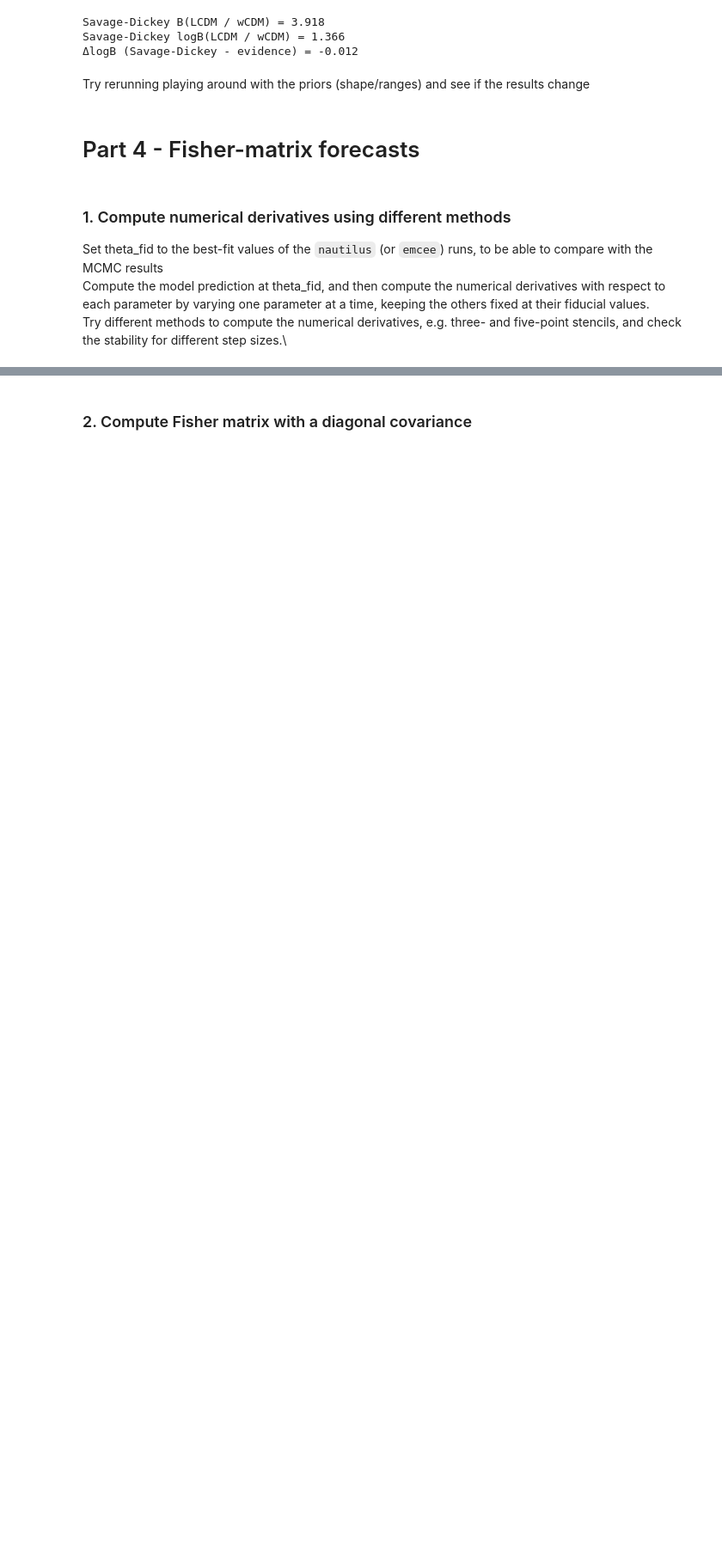
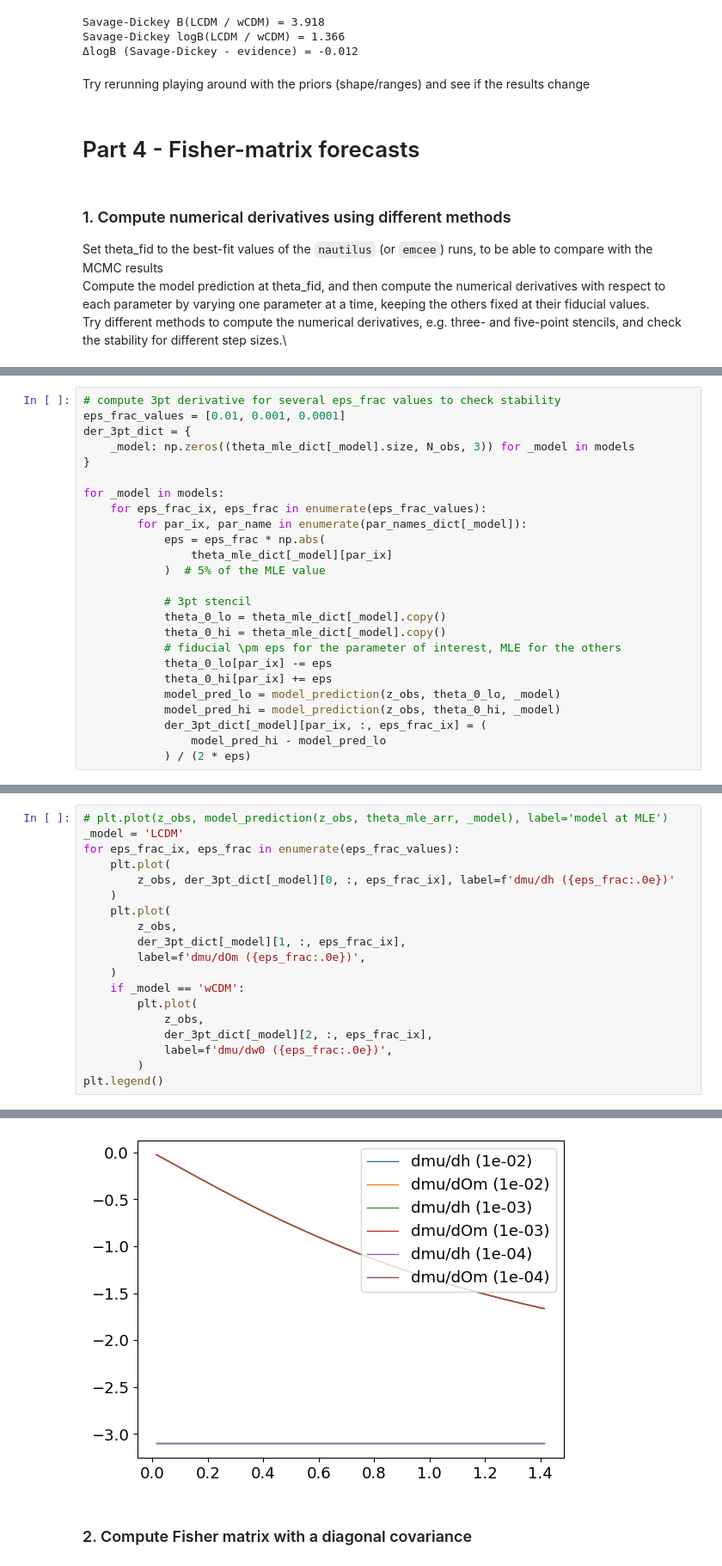
Before and after one commit to davidesciotti/Astrostats, a Jupyter notebook: SNIa_for_astrostats_solutions.ipynb, the cells around one changed output, grey strips where cells are left out. Shown at 86% size. Saved outputs shown, nothing was run; the diff lists cells and outputs as text; blank space fills up the shorter version.

```diff
--- a/SNIa_for_astrostats_solutions.ipynb
+++ b/SNIa_for_astrostats_solutions.ipynb
@@ -1396,0 +1365,25 @@ def numerical_jacobian(theta, model, eps_frac=1e-4):
+# %%
+# compute 3pt derivative for several eps_frac values to check stability
+eps_frac_values = [0.01, 0.001, 0.0001]
+der_3pt_dict = {
+    _model: np.zeros((theta_mle_dict[_model].size, N_obs, 3)) for _model in models
+}
+
+for _model in models:
+    for eps_frac_ix, eps_frac in enumerate(eps_frac_values):
+        for par_ix, par_name in enumerate(par_names_dict[_model]):
+            eps = eps_frac * np.abs(
+                theta_mle_dict[_model][par_ix]
+            )  # 5% of the MLE value
+
+            # 3pt stencil
+            theta_0_lo = theta_mle_dict[_model].copy()
+            theta_0_hi = theta_mle_dict[_model].copy()
+            # fiducial \pm eps for the parameter of interest, MLE for the others
+            theta_0_lo[par_ix] -= eps
+            theta_0_hi[par_ix] += eps
+            model_pred_lo = model_prediction(z_obs, theta_0_lo, _model)
+            model_pred_hi = model_prediction(z_obs, theta_0_hi, _model)
+            der_3pt_dict[_model][par_ix, :, eps_frac_ix] = (
+                model_pred_hi - model_pred_lo
+            ) / (2 * eps)
@@ -1396,0 +1394,20 @@ def numerical_jacobian(theta, model, eps_frac=1e-4):
+# %%
+# plt.plot(z_obs, model_prediction(z_obs, theta_mle_arr, _model), label='model at MLE')
+_model = 'LCDM'
+for eps_frac_ix, eps_frac in enumerate(eps_frac_values):
+    plt.plot(
+        z_obs, der_3pt_dict[_model][0, :, eps_frac_ix], label=f'dmu/dh ({eps_frac:.0e})'
+    )
+    plt.plot(
+        z_obs,
+        der_3pt_dict[_model][1, :, eps_frac_ix],
+        label=f'dmu/dOm ({eps_frac:.0e})',
+    )
+    if _model == 'wCDM':
+        plt.plot(
+            z_obs,
+            der_3pt_dict[_model][2, :, eps_frac_ix],
+            label=f'dmu/dw0 ({eps_frac:.0e})',
+        )
+plt.legend()
+# %% [output]
@@ -1397,2 +1415,3 @@ def numerical_jacobian(theta, model, eps_frac=1e-4):
+[figure, added]
 # %% [markdown]
 ### 2. Compute Fisher matrix with a diagonal covariance
```
Also changed, not shown: parts of 7 cells of this notebook.
